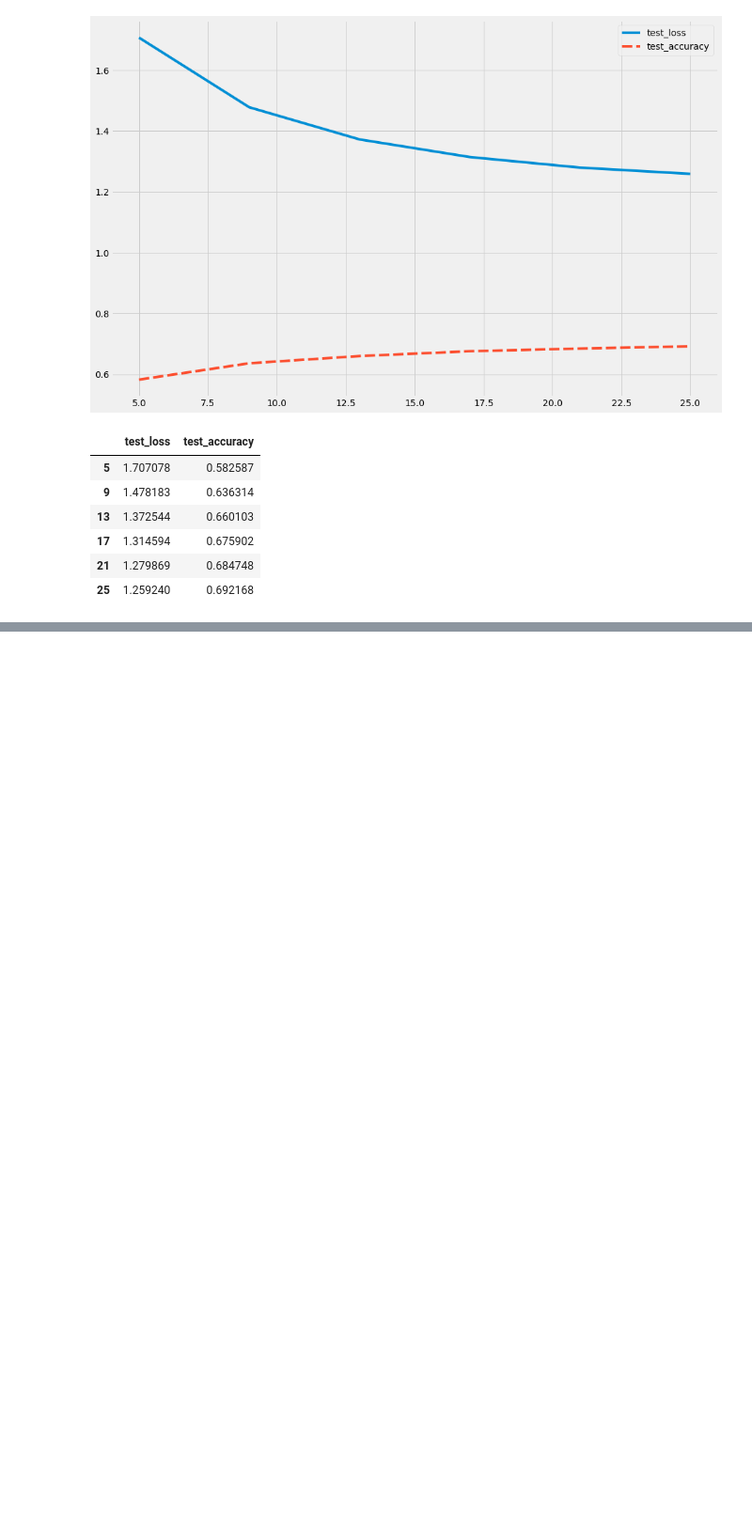
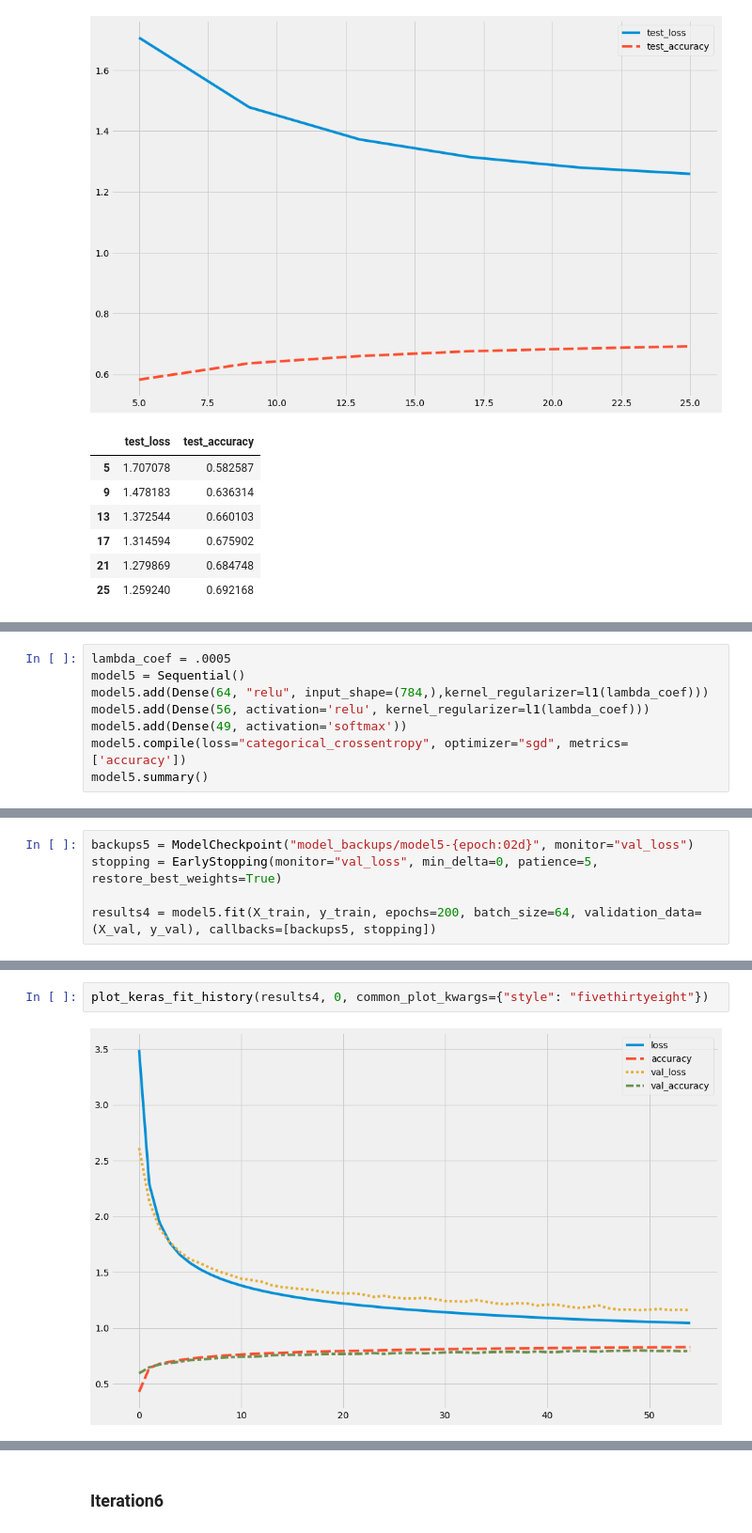
Before and after one commit to coreyryanhanson/japanese_text_classifiers, a Jupyter notebook: scratch.ipynb, the cells around one changed output, grey strips where cells are left out. Shown: that part at 94% size. Cells and saved outputs as stored; diff of their text form; blank space fills up the shorter version.

```diff
--- a/scratch.ipynb
+++ b/scratch.ipynb
@@ -365,0 +464,8 @@ plot_keras_test_evaluation(test_metrics3, 5, 4, common_plot_kwargs={"style": "fi
+# %%
+lambda_coef = .0005
+model5 = Sequential()
+model5.add(Dense(64, "relu", input_shape=(784,),kernel_regularizer=l1(lambda_coef)))
+model5.add(Dense(56, activation='relu', kernel_regularizer=l1(lambda_coef)))
+model5.add(Dense(49, activation='softmax'))
+model5.compile(loss="categorical_crossentropy", optimizer="sgd", metrics=['accuracy'])
+model5.summary()
@@ -365,0 +487,5 @@ plot_keras_test_evaluation(test_metrics3, 5, 4, common_plot_kwargs={"style": "fi
+# %%
+backups5 = ModelCheckpoint("model_backups/model5-{epoch:02d}", monitor="val_loss")
+stopping = EarlyStopping(monitor="val_loss", min_delta=0, patience=5, restore_best_weights=True)
+
+results4 = model5.fit(X_train, y_train, epochs=200, batch_size=64, validation_data=(X_val, y_val), callbacks=[backups5, stopping])
@@ -365,0 +510,4 @@ plot_keras_test_evaluation(test_metrics3, 5, 4, common_plot_kwargs={"style": "fi
+# %%
+plot_keras_fit_history(results4, 0, common_plot_kwargs={"style": "fivethirtyeight"})
+# %% [output]
+[figure, added]
@@ -365,0 +531,2 @@ plot_keras_test_evaluation(test_metrics3, 5, 4, common_plot_kwargs={"style": "fi
+# %% [markdown]
+### Iteration6
```
Also changed, not shown: parts of 36 cells of this notebook, 3 other files.
